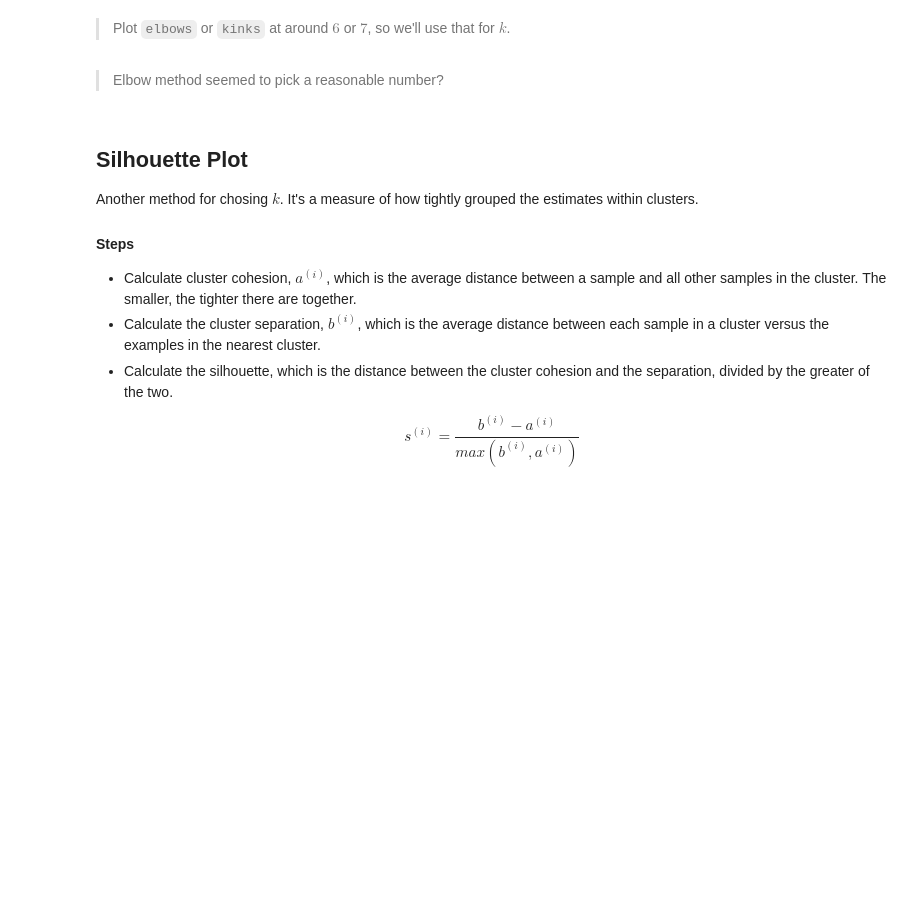
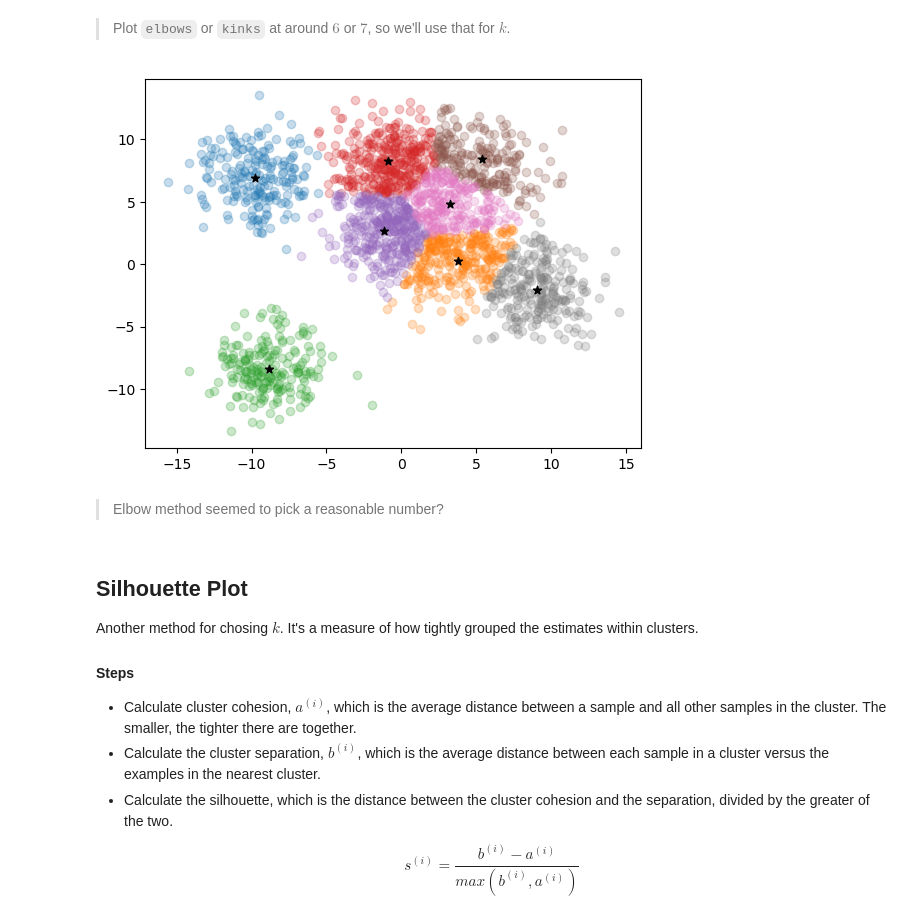
Before and after one commit to msaricaumbc/DS602_Fall2024, a Jupyter notebook: week11 - clustering and unsupervised learning/clustering.ipynb, the cells around one changed output. Saved outputs shown, nothing was run; the diff lists cells and outputs as text; code cells hidden in the pictures; blank space fills up the shorter version.

```diff
--- a/week11 - clustering and unsupervised learning/clustering.ipynb
+++ b/week11 - clustering and unsupervised learning/clustering.ipynb
@@ -247,18 +267,20 @@ plt.show()
 # %%
 from sklearn.cluster import KMeans
 
-n = 7
+n = 8
 
 km = KMeans(n_clusters=n, random_state=0, n_init='auto')
 km = km.fit(X)
 pclusters = km.predict(X)
 
 for i in range(n):
     plt.scatter(X[pclusters==i, 0], X[pclusters==i, 1], alpha=0.25)
 
 plt.scatter(km.cluster_centers_[:, 0], km.cluster_centers_[:, 1], color = 'black', marker='*')
 
 plt.show()
+# %% [output]
+[figure, added]
 # %% [markdown]
 > Elbow method seemed to pick a reasonable number?
 # %% [markdown]
```
Also changed, not shown: parts of 64 cells of this notebook.
